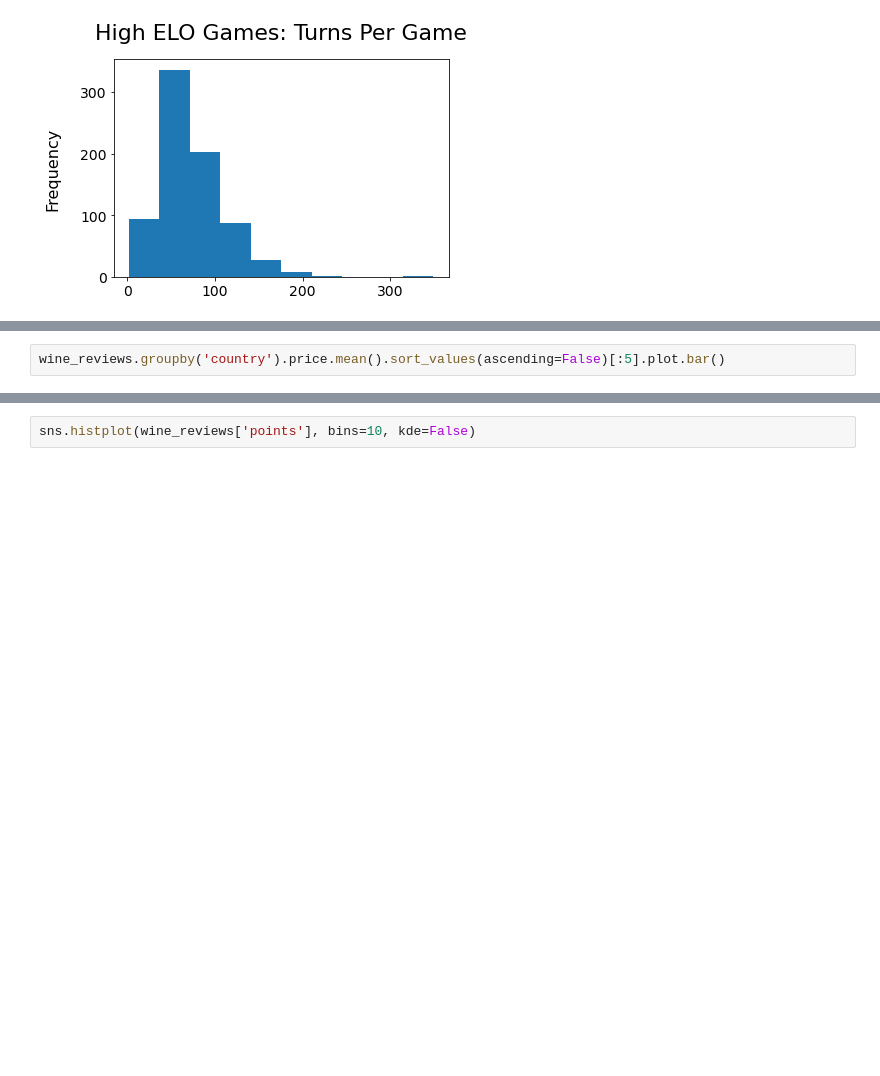
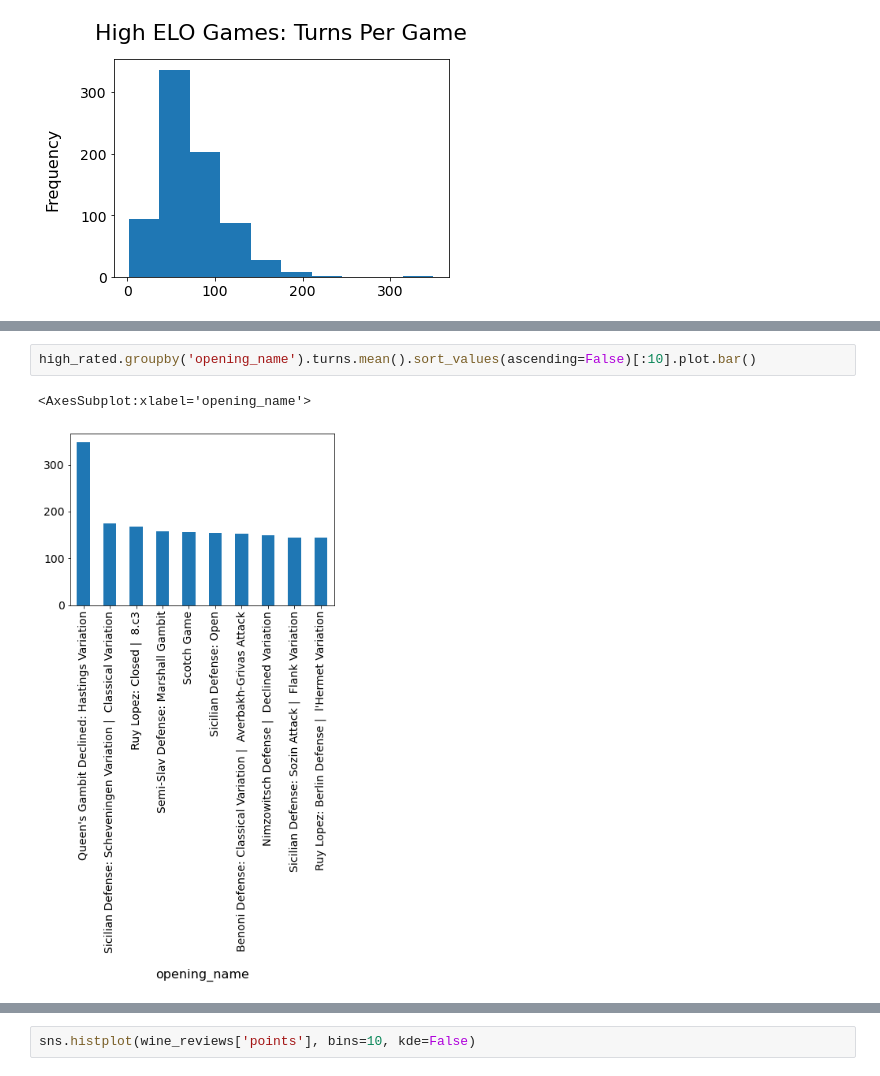
Before and after one commit to Squ4nchy/data_visualisation, a Jupyter notebook: data_visualisation.ipynb, the cells around one changed output, grey strips where cells are left out. Cells and saved outputs as stored; diff of their text form; blank space fills up the shorter version.

```diff
--- a/data_visualisation.ipynb
+++ b/data_visualisation.ipynb
@@ -226,2 +188,5 @@ wine_reviews['points'].value_counts().sort_index().plot.barh()
 # %%
-wine_reviews.groupby('country').price.mean().sort_values(ascending=False)[:5].plot.bar()
+high_rated.groupby('opening_name').turns.mean().sort_values(ascending=False)[:10].plot.bar()
+# %% [output]
+<AxesSubplot:xlabel='opening_name'>
+[figure, added]
```
Also changed, not shown: parts of 14 cells of this notebook, 1 other file.
